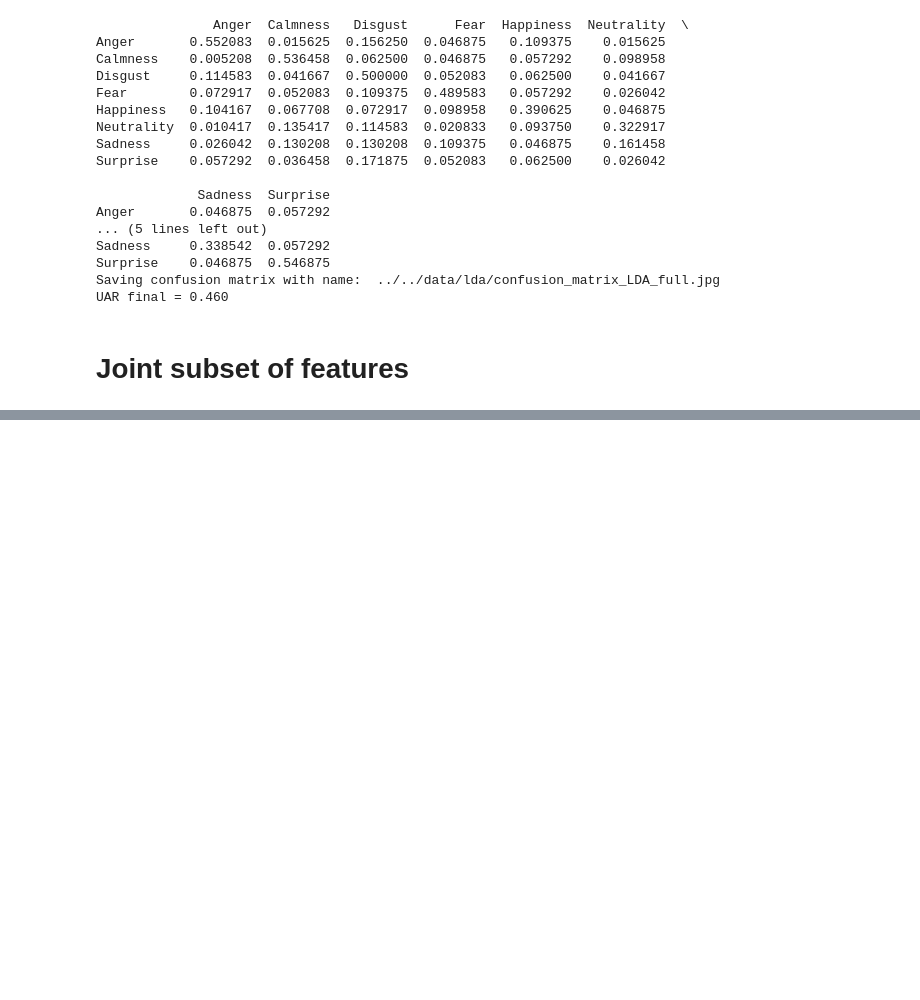
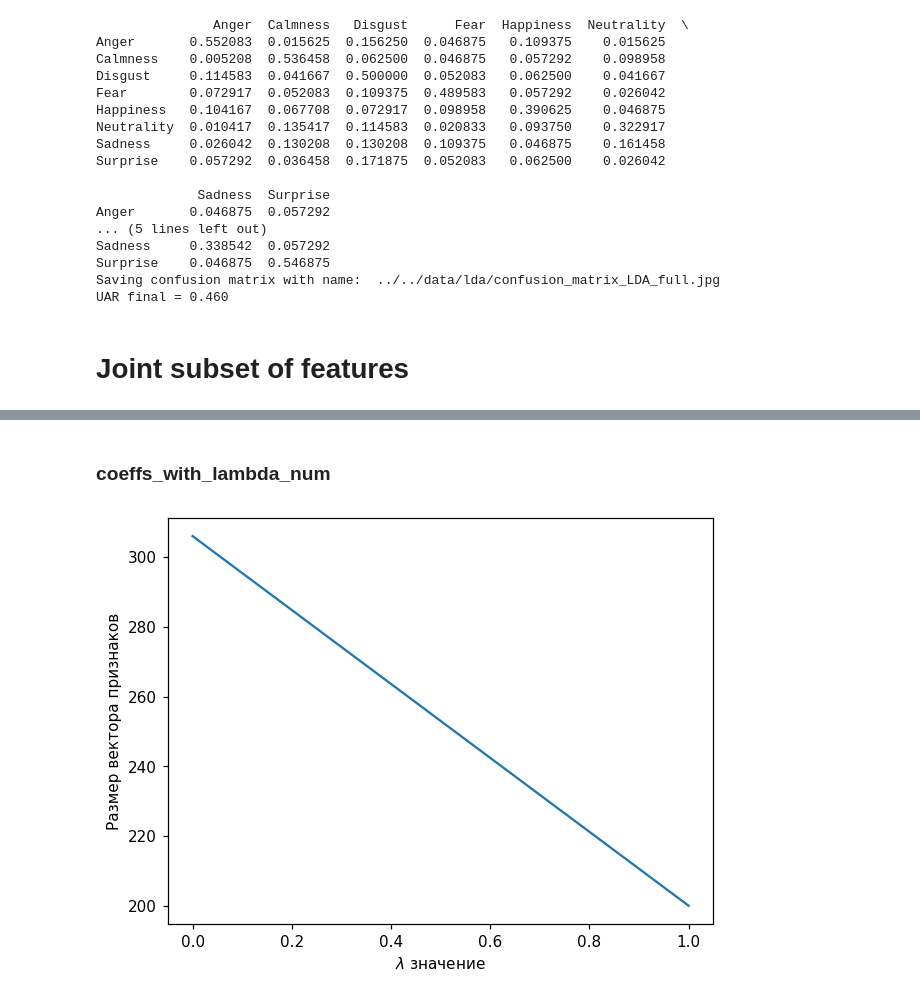
Before and after one commit to vortex2894/speech-emotion-recognition-system, a Jupyter notebook: notebooks/lda/emotion-detection-LDA.ipynb, the cells around one changed output, grey strips where cells are left out. Drawn from its saved outputs; the diff is of its cells as text; code cells hidden in the pictures; blank space fills up the shorter version.

Commit message:
DSPA-2024-conference: add required graphs and illustrations; fix references

```diff
--- a/notebooks/lda/emotion-detection-LDA.ipynb
+++ b/notebooks/lda/emotion-detection-LDA.ipynb
@@ -296,3 +382,16 @@ Sadness     0.385417  0.046875
 Surprise    0.052083  0.531250
 Saving confusion matrix with name:  ../../data/lda/confusion_matrix_LDA_joint_features.jpg
 UAR final = 0.484
+# %% [markdown]
+### coeffs_with_lambda_num
+# %%
+Npt = 200
+coeffs = np.array((X_norm.shape[1],Npt))
+lambda_ = np.logspace(-12.5, 0.3, Npt)
+plt.figure(dpi=110)
+plt.plot(coeffs.T)
+plt.xlabel('$\lambda$ значение')
+plt.ylabel('Размер вектора признаков')
+plt.savefig('../../data/lda/coeffs_with_lambda_num.jpg')
+# %% [output]
+[figure, added]
```
Also changed, not shown: parts of 3 cells of this notebook, 13 other files.
